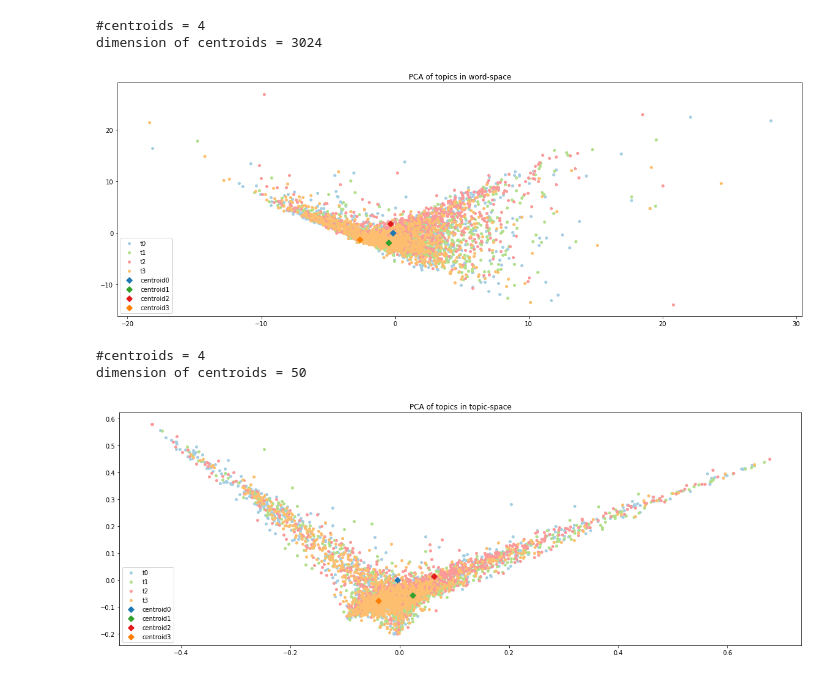
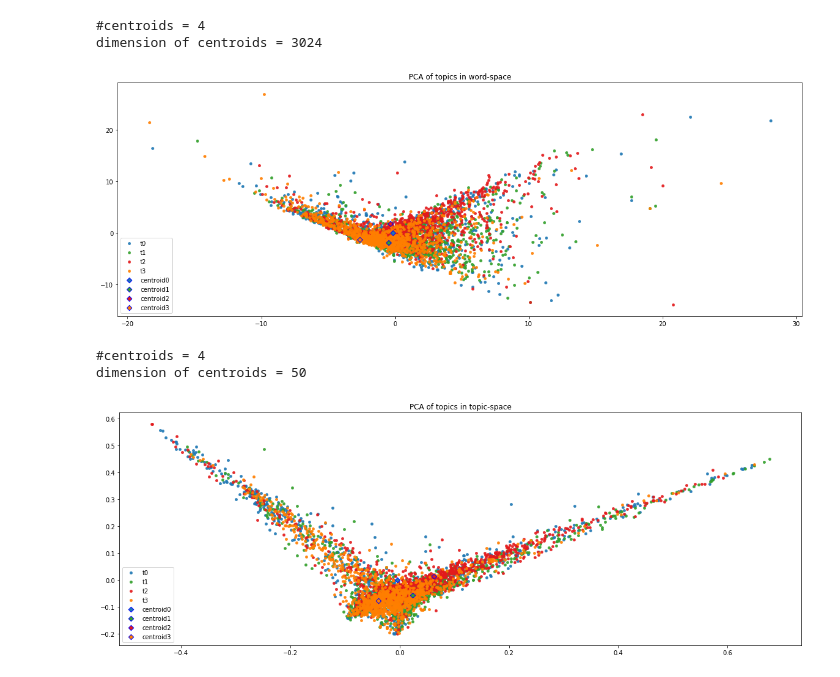
Before and after one commit to a1247418/multiParamNewsBenchmark, a Jupyter notebook: analysis.ipynb, the cells around one changed output. Saved outputs shown, nothing was run; the diff lists cells and outputs as text; code cells hidden in the pictures.

```diff
--- a/analysis.ipynb
+++ b/analysis.ipynb
@@ -33,6 +33,8 @@ Load data into variables for nicer access.
 z = data['z']
 c = data['centroids_z']
 s = data['s']
+mu = data['mu'][:,:,0]
+y = data['y'][:,:,0]
 t = data['t'][:,0]
 n_treatments = c.shape[0]
 n_samples = z.shape[0]
@@ -107,35 +109,36 @@ from sklearn.decomposition import PCA
 
 def plot_PCA(data, centroids, space_name):
     x = data
     c_x = centroids
 
     cmap_data = plt.cm.get_cmap('Paired')
 
     print("#centroids = %d" % len(c_x))
     print("dimension of centroids = %d" % len(c_x[0]))
     pca = PCA(n_components=2)
     pca = pca.fit(x)
     x_r = pca.transform(x)
     plt.figure()
-    colors = [cmap_data(i*2) for i in range(n_treatments)]#['red', 'blue', 'green']
+    colors = [cmap_data(i*2+1) for i in range(n_treatments)]#['red', 'blue', 'green']
 
     for color, i, target_name in zip(colors, np.arange(n_treatments), ["t"+str(i) for i in range(n_treatments)]):
-        plt.scatter(x_r[t == i,0], x_r[t == i,1], color=color, alpha=1, lw=2, label=target_name, marker='.')
+        plt.scatter(x_r[t == i,0], x_r[t == i,1], color=color, alpha=0.8, lw=2, label=target_name, marker='.')
 
     colors = [cmap_data(i*2+1) for i in range(n_treatments)]#['magenta', 'black', 'turquoise']
     for color, i, target_name in zip(colors, np.arange(n_treatments), ["centroid"+str(i) for i in range(n_treatments)]):
         centroid_r = pca.transform(np.array(c_x[i])[0:3024].reshape(1, -1))[0]
-        plt.scatter(centroid_r[0], centroid_r[1], color=color, lw=2, label=target_name, marker='D')
+        plt.scatter(centroid_r[0], centroid_r[1], color=color, lw=1, label=target_name, marker='D', edgecolors='b')
+
     plt.legend(loc='best', shadow=False, scatterpoints=1)
     plt.title('PCA of topics in ' + space_name)
     plt.show()
 
 plot_PCA(data['x'][:,:,0], data['centroids_x'], "word-space")
 plot_PCA(data['z'][:,:,0], c, "topic-space")
 # %% [output]
 #centroids = 4
 dimension of centroids = 3024
-[figure, old version]
+[figure, new version]
 #centroids = 4
 dimension of centroids = 50
-[figure, old version]
+[figure, new version]
```
Also changed, not shown: parts of 3 cells of this notebook, 3 other files.
